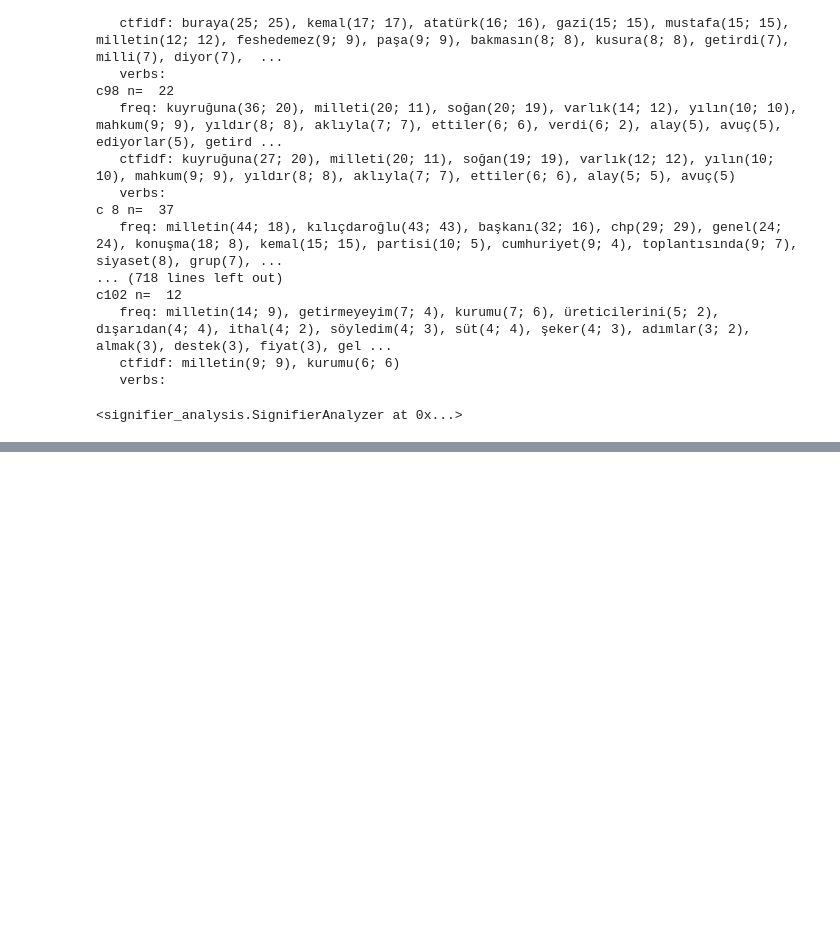
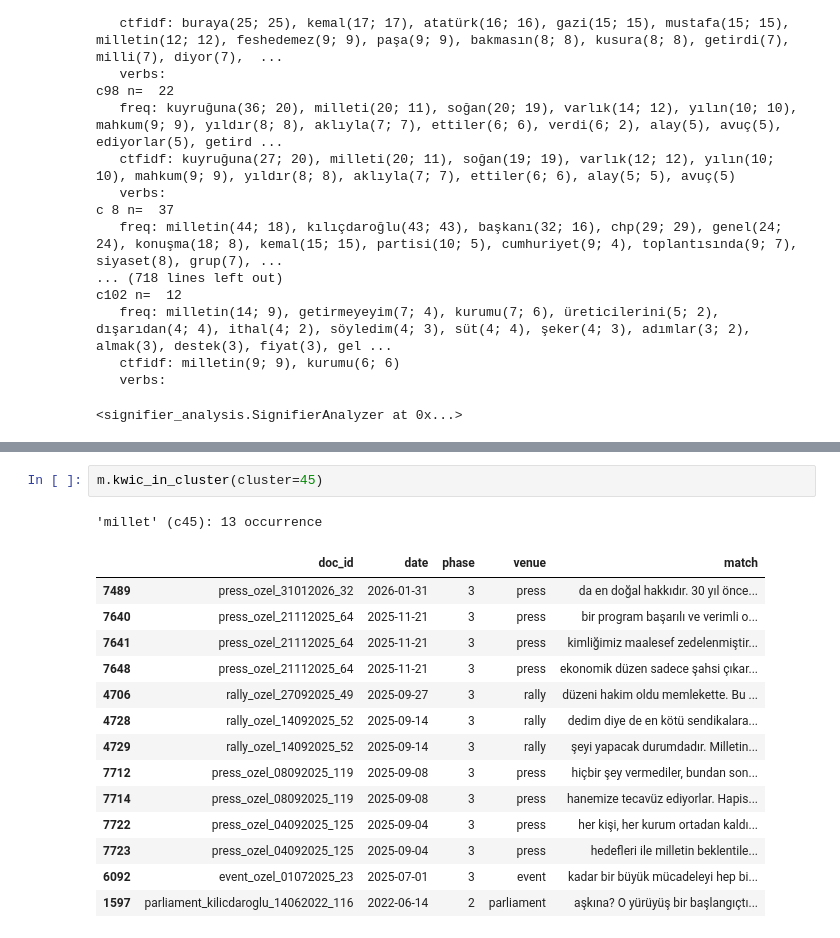
Before and after one commit to LSE-63884-2526/chp_latex, a Jupyter notebook: notebooks/millet_ctx.ipynb, the cells around one changed output, grey strips where cells are left out. Saved outputs shown, nothing was run; the diff lists cells and outputs as text; blank space fills up the shorter version.

```diff
--- a/notebooks/millet_ctx.ipynb
+++ b/notebooks/millet_ctx.ipynb
@@ -44,0 +185,18 @@ c102 n=  12
+# %%
+m.kwic_in_cluster(cluster=45)
+# %% [output]
+'millet' (c45): 13 occurrence
+|  | doc_id | date | phase | venue | match |
+| 7489 | press_ozel_31012026_32 | 2026-01-31 | 3 | press | da en doğal hakkıdır. 30 yıl önce... |
+| 7640 | press_ozel_21112025_64 | 2025-11-21 | 3 | press | bir program başarılı ve verimli o... |
+| 7641 | press_ozel_21112025_64 | 2025-11-21 | 3 | press | kimliğimiz maalesef zedelenmiştir... |
+| 7648 | press_ozel_21112025_64 | 2025-11-21 | 3 | press | ekonomik düzen sadece şahsi çıkar... |
+| 4706 | rally_ozel_27092025_49 | 2025-09-27 | 3 | rally | düzeni hakim oldu memlekette. Bu ... |
+| 4728 | rally_ozel_14092025_52 | 2025-09-14 | 3 | rally | dedim diye de en kötü sendikalara... |
+| 4729 | rally_ozel_14092025_52 | 2025-09-14 | 3 | rally | şeyi yapacak durumdadır. Milletin... |
+| 7712 | press_ozel_08092025_119 | 2025-09-08 | 3 | press | hiçbir şey vermediler, bundan son... |
+| 7714 | press_ozel_08092025_119 | 2025-09-08 | 3 | press | hanemize tecavüz ediyorlar. Hapis... |
+| 7722 | press_ozel_04092025_125 | 2025-09-04 | 3 | press | her kişi, her kurum ortadan kaldı... |
+| 7723 | press_ozel_04092025_125 | 2025-09-04 | 3 | press | hedefleri ile milletin beklentile... |
+| 6092 | event_ozel_01072025_23 | 2025-07-01 | 3 | event | kadar bir büyük mücadeleyi hep bi... |
+| 1597 | parliament_kilicdaroglu_14062022_116 | 2022-06-14 | 2 | parliament | aşkına? O yürüyüş bir başlangıçtı... |
```
Also changed, not shown: parts of 6 cells of this notebook, 3 other files.
